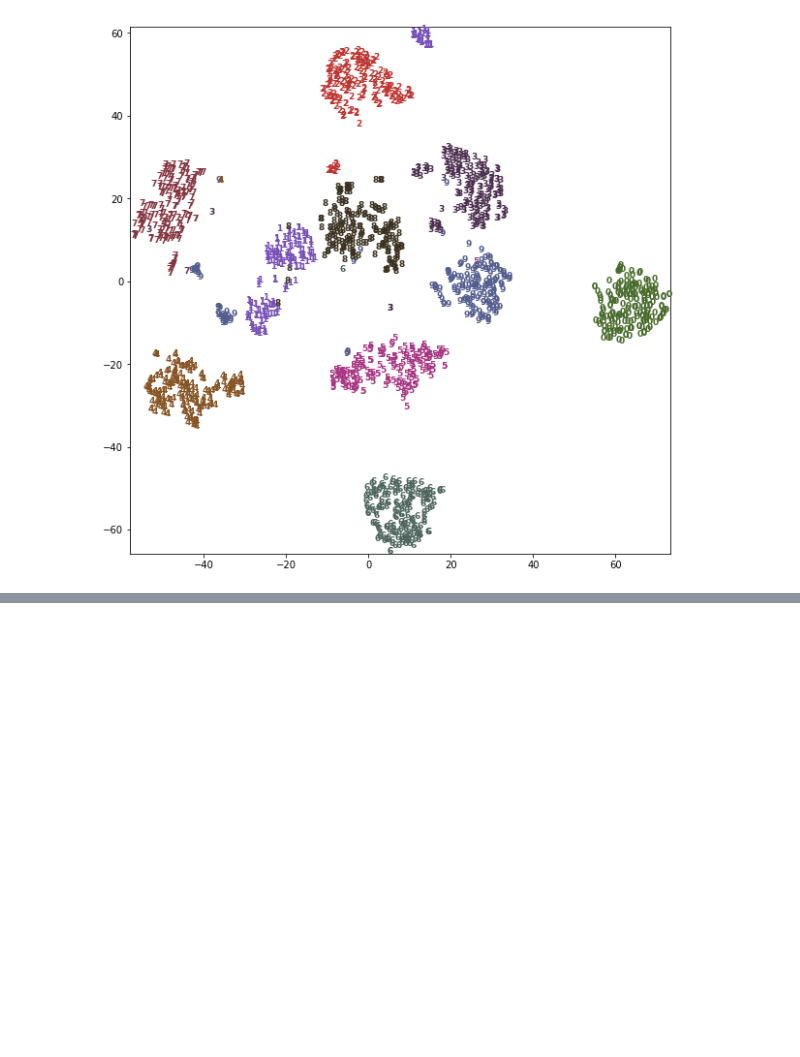
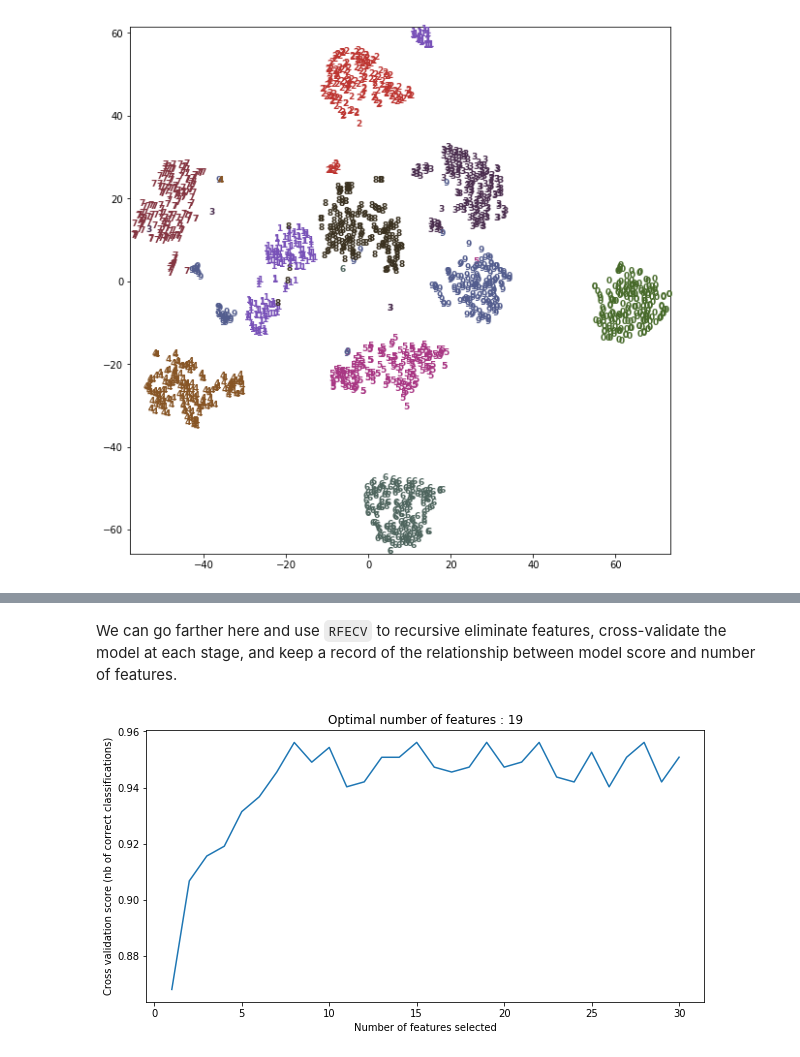
Before and after one commit to DavidMertz/ML-Webinar, a Jupyter notebook: Features.ipynb, the cells around one changed output, grey strips where cells are left out. Cells and saved outputs as stored; diff of their text form; code cells hidden in the pictures; blank space fills up the shorter version.

```diff
--- a/Features.ipynb
+++ b/Features.ipynb
@@ -479,0 +549,21 @@ for i in range(len(digits.data)):
+# %% [markdown]
+We can go farther here and use `RFECV` to recursive eliminate features, cross-validate the model at each stage, and keep a record of the relationship between model score and number of features.
+# %%
+import matplotlib.pyplot as plt
+from sklearn.svm import SVC
+from sklearn.ensemble import RandomForestClassifier
+from sklearn.feature_selection import RFECV
+
+rf = RandomForestClassifier(max_depth=7, random_state=1)
+rfecv = RFECV(estimator=rf)
+rfecv.fit(cancer.data, cancer.target)
+
+# Plot number of features VS. cross-validation scores
+plt.figure(figsize=(10,5))
+plt.xlabel("Number of features selected")
+plt.ylabel("Cross validation score (nb of correct classifications)")
+plt.plot(range(1, len(rfecv.grid_scores_) + 1), rfecv.grid_scores_)
+plt.title("Optimal number of features : %d" % rfecv.n_features_)
+plt.show()
+# %% [output]
+[figure, added]
```
Also changed, not shown: parts of 64 cells of this notebook, 1 other file.
